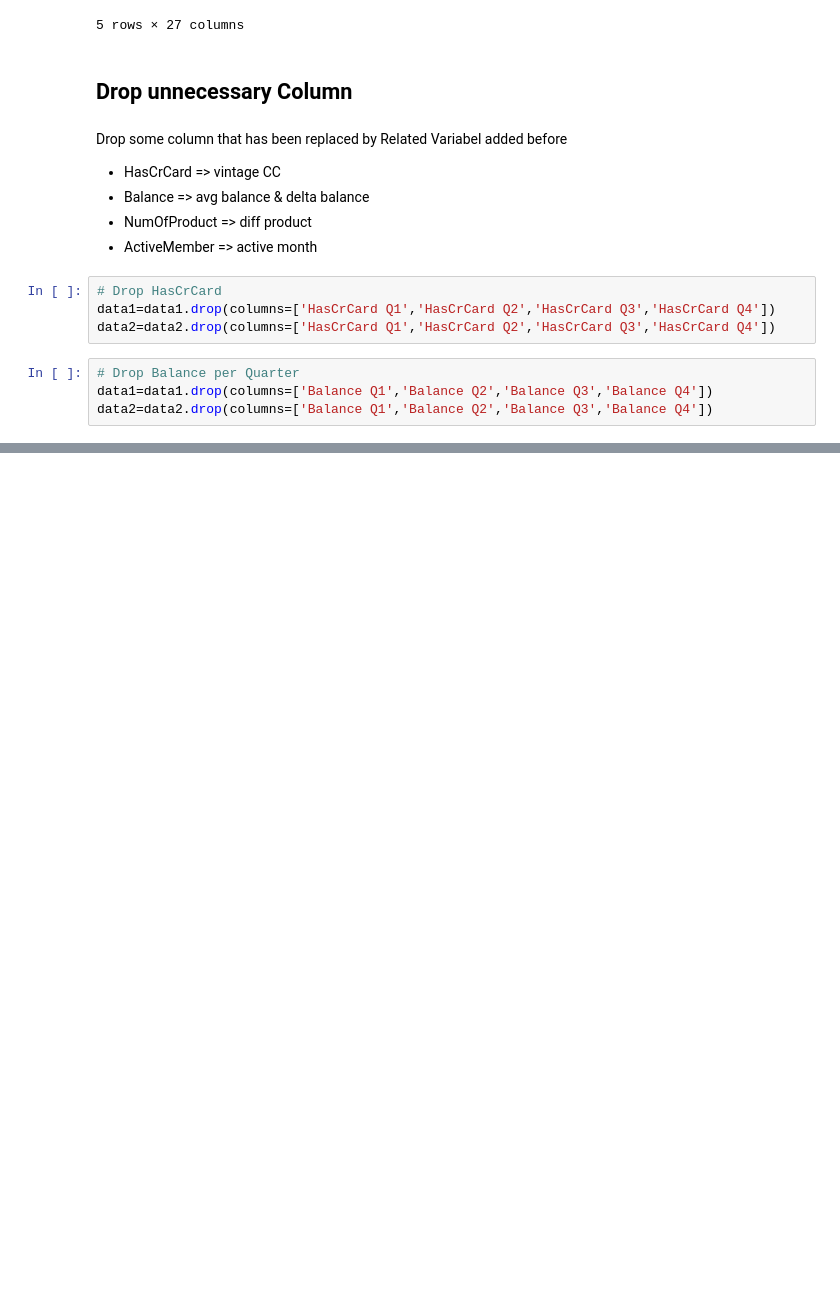
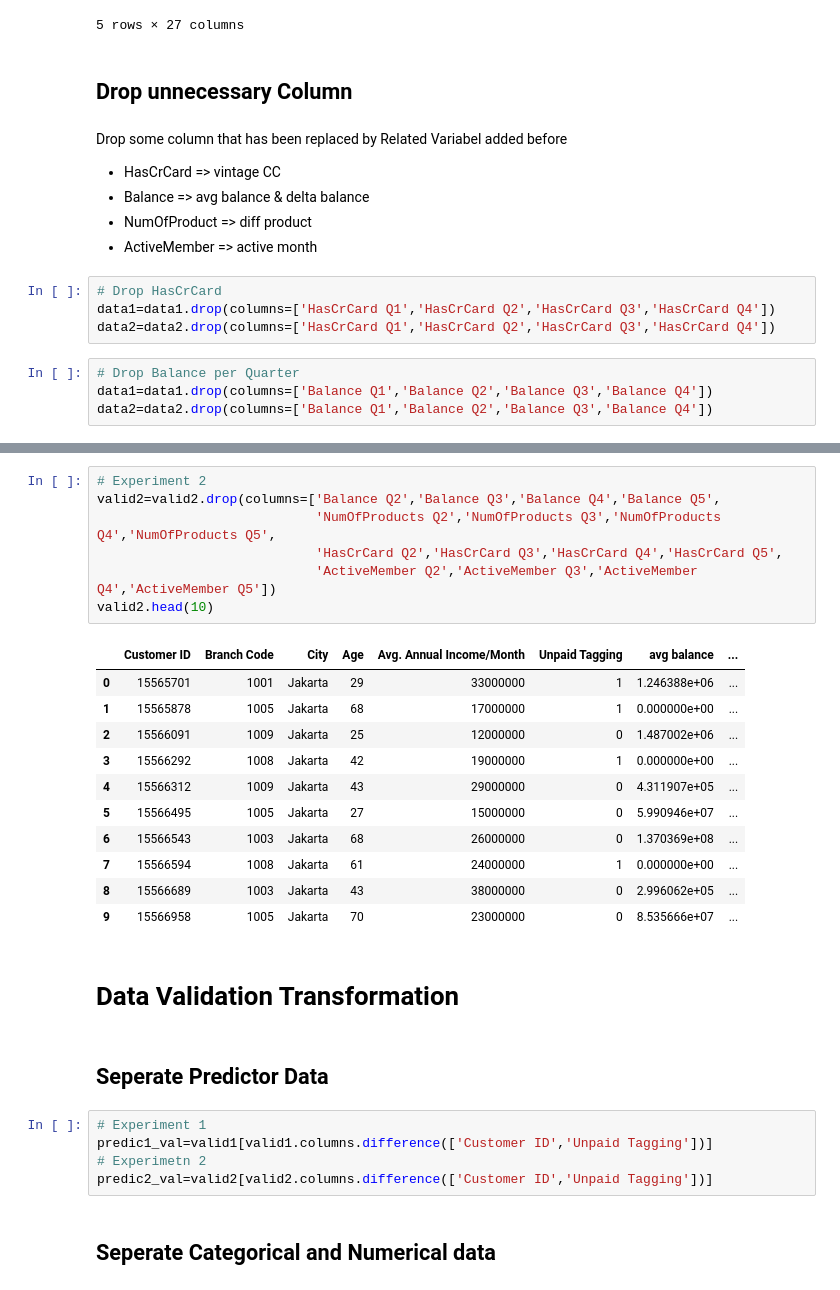
Before and after one commit to enthokz/Prediction-Model-Exercise, a Jupyter notebook: Prediction_Model_Exercise.ipynb, the cells around one changed output, grey strips where cells are left out. Saved outputs shown, nothing was run; the diff lists cells and outputs as text; blank space fills up the shorter version.

```diff
--- a/Prediction_Model_Exercise.ipynb
+++ b/Prediction_Model_Exercise.ipynb
@@ -355,0 +703,30 @@ data2=data2.drop(columns=['Balance Q1','Balance Q2','Balance Q3','Balance Q4'])
+# %%
+# Experiment 2
+valid2=valid2.drop(columns=['Balance Q2','Balance Q3','Balance Q4','Balance Q5',
+                            'NumOfProducts Q2','NumOfProducts Q3','NumOfProducts Q4','NumOfProducts Q5',
+                            'HasCrCard Q2','HasCrCard Q3','HasCrCard Q4','HasCrCard Q5',
+                            'ActiveMember Q2','ActiveMember Q3','ActiveMember Q4','ActiveMember Q5'])
+valid2.head(10)
+# %% [output]
+|  | Customer ID | Branch Code | City | Age | Avg. Annual Income/Month | Unpaid Tagging | avg balance | ... |
+| 0 | 15565701 | 1001 | Jakarta | 29 | 33000000 | 1 | 1.246388e+06 | ... |
+| 1 | 15565878 | 1005 | Jakarta | 68 | 17000000 | 1 | 0.000000e+00 | ... |
+| 2 | 15566091 | 1009 | Jakarta | 25 | 12000000 | 0 | 1.487002e+06 | ... |
+| 3 | 15566292 | 1008 | Jakarta | 42 | 19000000 | 1 | 0.000000e+00 | ... |
+| 4 | 15566312 | 1009 | Jakarta | 43 | 29000000 | 0 | 4.311907e+05 | ... |
+| 5 | 15566495 | 1005 | Jakarta | 27 | 15000000 | 0 | 5.990946e+07 | ... |
+| 6 | 15566543 | 1003 | Jakarta | 68 | 26000000 | 0 | 1.370369e+08 | ... |
+| 7 | 15566594 | 1008 | Jakarta | 61 | 24000000 | 1 | 0.000000e+00 | ... |
+| 8 | 15566689 | 1003 | Jakarta | 43 | 38000000 | 0 | 2.996062e+05 | ... |
+| 9 | 15566958 | 1005 | Jakarta | 70 | 23000000 | 0 | 8.535666e+07 | ... |
+# %% [markdown]
+# **Data Validation Transformation**
+# %% [markdown]
+## Seperate Predictor Data
+# %%
+# Experiment 1
+predic1_val=valid1[valid1.columns.difference(['Customer ID','Unpaid Tagging'])]
+# Experimetn 2
+predic2_val=valid2[valid2.columns.difference(['Customer ID','Unpaid Tagging'])]
+# %% [markdown]
+## Seperate Categorical and Numerical data
```
Also changed, not shown: parts of 66 cells of this notebook.
